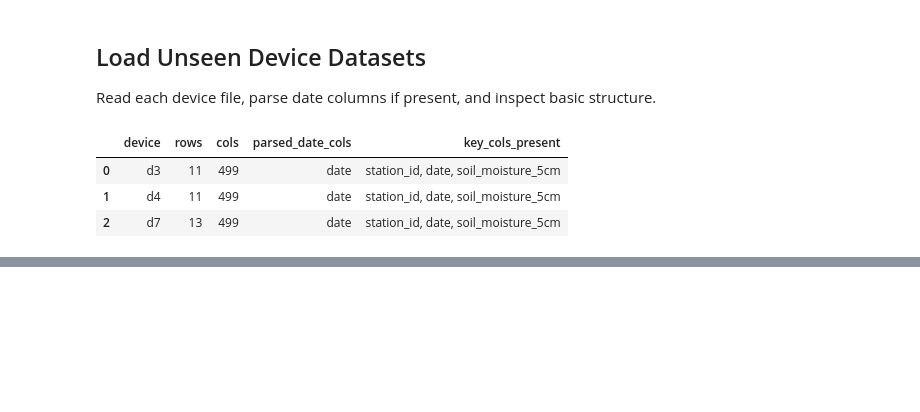
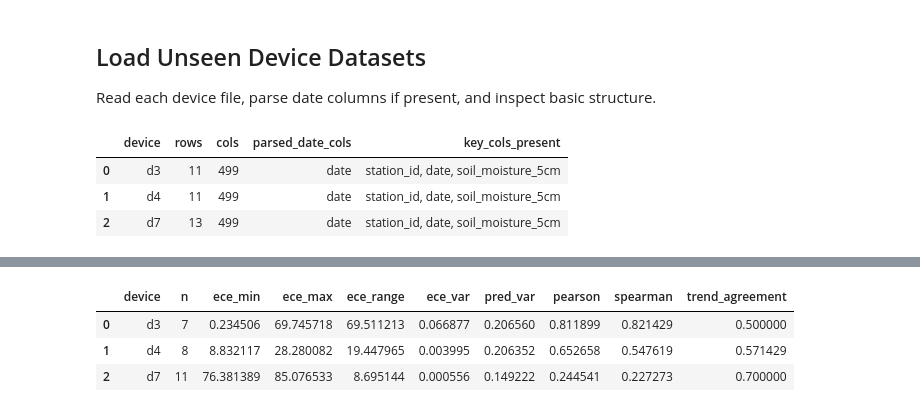
Before and after one commit to KerryCheon/MDR-Project, a Jupyter notebook: Models/Temporal/EVAL/eval.ipynb, the cells around one changed output, grey strips where cells are left out. Saved outputs shown, nothing was run; the diff lists cells and outputs as text; code cells hidden in the pictures; blank space fills up the shorter version.

```diff
--- a/Models/Temporal/EVAL/eval.ipynb
+++ b/Models/Temporal/EVAL/eval.ipynb
@@ -598,0 +169,29 @@ if not final_summary.empty:
+# %%
+device_dfs_std = {}
+
+for dev, df in device_dfs.items():
+    out = df.copy()
+
+    for c in ["date", "datetime", "timestamp", "time"]:
+        if c in out.columns:
+            out = out.rename(columns={c: "date"})
+            break
+
+    if "date" in out.columns:
+        out["date"] = pd.to_datetime(out["date"], errors="coerce")
+
+    if "soil_moisture_5cm" in out.columns:
+        out = out.rename(columns={"soil_moisture_5cm": "ece_raw"})
+    elif "MoistureDailyAvg (%)" in out.columns:
+        out = out.rename(columns={"MoistureDailyAvg (%)": "ece_raw"})
+    else:
+        raise ValueError(f"{dev}: no recognizable ECE column found.")
+
+    if "date" in out.columns:
+        out = out.sort_values("date").reset_index(drop=True)
+
+    device_dfs_std[dev] = out
+
+for dev, df in device_dfs_std.items():
+    print(f"\n{dev}:")
+    print(df[["date", "ece_raw"]].head())
@@ -598,0 +287,16 @@ if not final_summary.empty:
+# %%
+eval_outputs = {}
+summary_rows = []
+
+for dev, df in device_dfs_std.items():
+    eval_df, summary = evaluate_device(df, model, features, dev)
+    eval_outputs[dev] = eval_df
+    summary_rows.append(summary)
+
+results_df = pd.DataFrame(summary_rows).sort_values("device").reset_index(drop=True)
+display(results_df)
+# %% [output]
+|  | device | n | ece_min | ece_max | ece_range | ece_var | pred_var | pearson | spearman | trend_agreement |
+| 0 | d3 | 7 | 0.234506 | 69.745718 | 69.511213 | 0.066877 | 0.206560 | 0.811899 | 0.821429 | 0.500000 |
+| 1 | d4 | 8 | 8.832117 | 28.280082 | 19.447965 | 0.003995 | 0.206352 | 0.652658 | 0.547619 | 0.571429 |
+| 2 | d7 | 11 | 76.381389 | 85.076533 | 8.695144 | 0.000556 | 0.149222 | 0.244541 | 0.227273 | 0.700000 |
```
Also changed, not shown: parts of 32 cells of this notebook.
